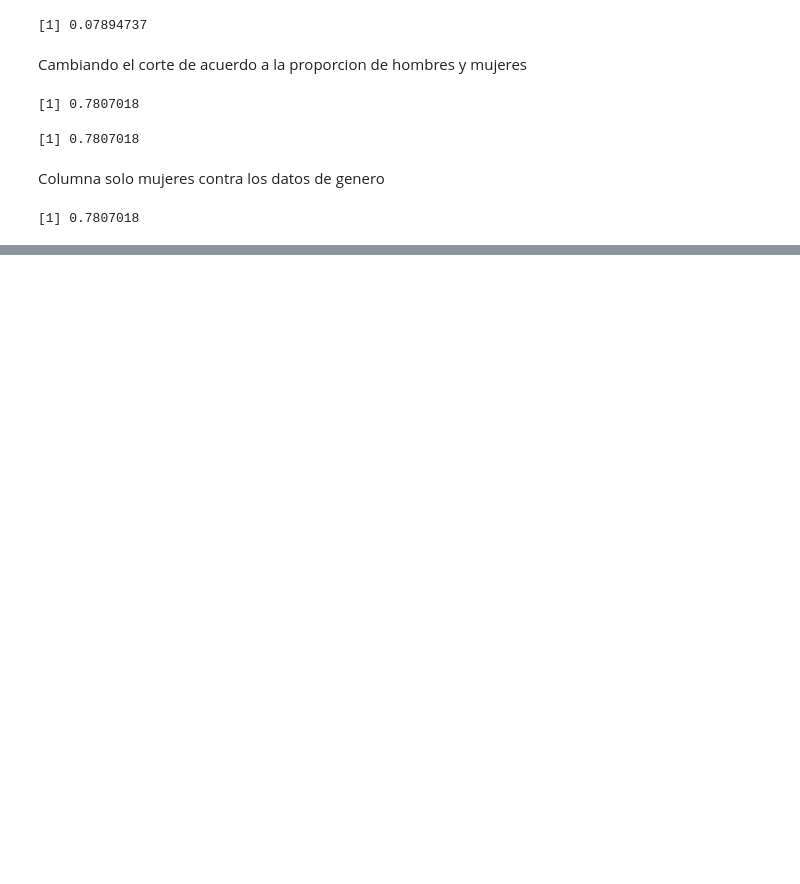
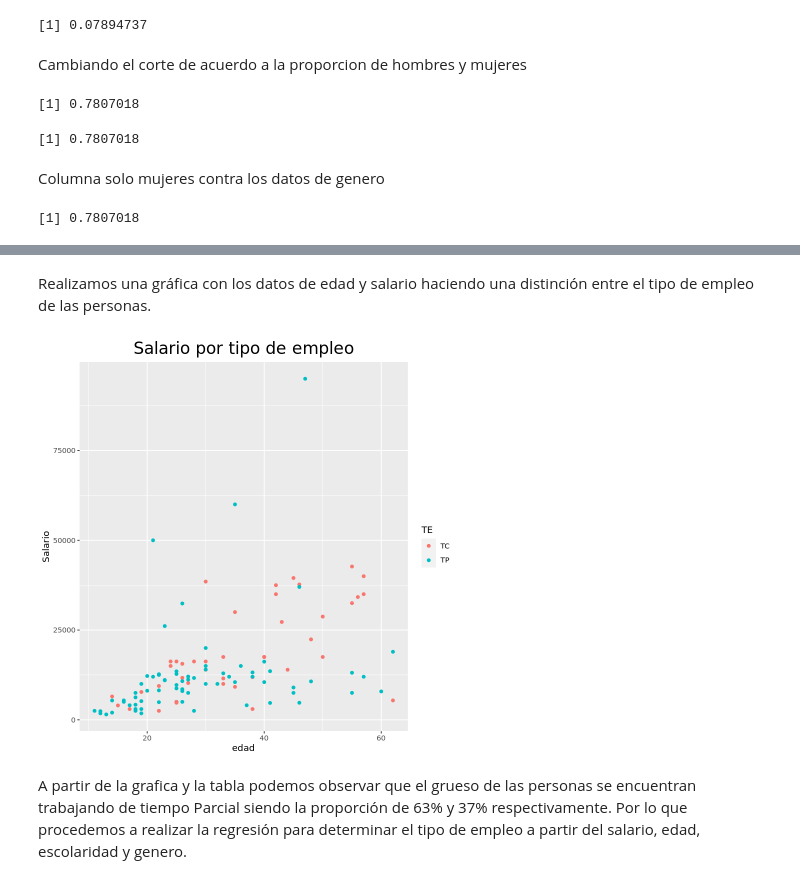
Before and after one commit to prope-2021-gh-classroom/practica-final-verano-2021-Juanes8, a Jupyter notebook: practica_final_equipo_5.ipynb, the cells around one changed output, grey strips where cells are left out. Cells and saved outputs as stored; diff of their text form; code cells hidden in the pictures; blank space fills up the shorter version.

```diff
--- a/practica_final_equipo_5.ipynb
+++ b/practica_final_equipo_5.ipynb
@@ -259,0 +286,4 @@ mean (datos$pruebam == datos$Genero)
+# %%
+Tipo_Empleo <- ifelse(datos$Empleo > 0, 'TC', 'TP')
+# %%
+datos <-datos %>% mutate(TE=Tipo_Empleo)
@@ -259,0 +302,9 @@ mean (datos$pruebam == datos$Genero)
+# %% [markdown]
+Realizamos una gráfica con los datos de edad y salario haciendo una distinción entre el tipo de empleo de las personas.
+# %%
+informacion + geom_point(datos, mapping = aes (x=edad, y=Salario, color=TE)) +
+ggtitle ('Salario por tipo de empleo') + theme(plot.title =element_text (size=20, hjust=0.5))
+# %% [output]
+[figure, added]
+# %% [markdown]
+A partir de la grafica y la tabla podemos observar que el grueso de las personas se encuentran trabajando de tiempo Parcial siendo la proporción de 63% y 37% respectivamente. Por lo que procedemos a realizar la regresión para determinar el tipo de empleo a partir del salario, edad, escolaridad y genero.
```
Also changed, not shown: parts of 27 cells of this notebook.
